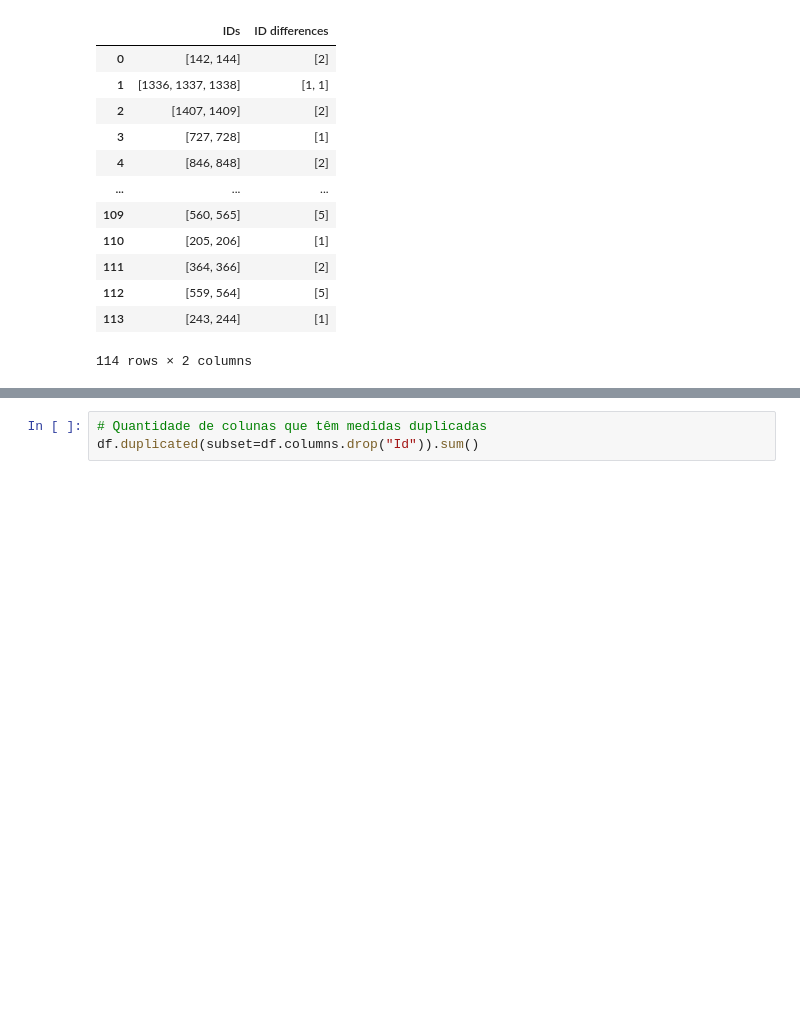
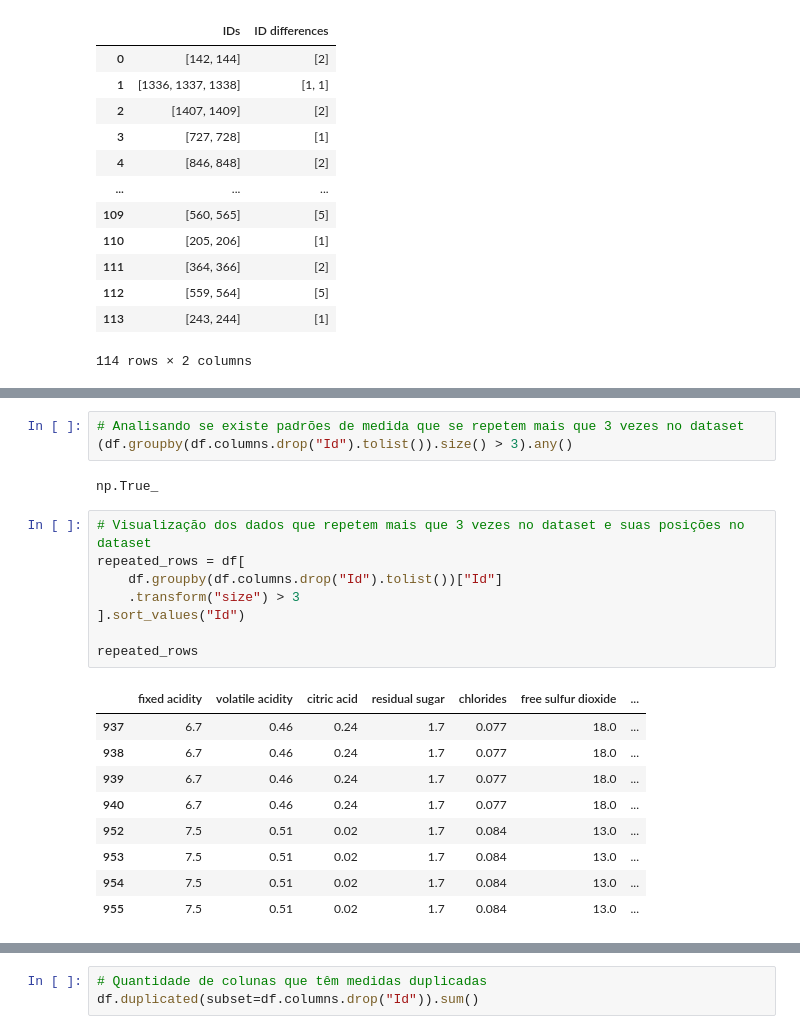
Before and after one commit to aneliabe/wine-quality-classification, a Jupyter notebook: notebooks/wine_quality_analysis.ipynb, the cells around one changed output, grey strips where cells are left out. Drawn from its saved outputs; the diff is of its cells as text; blank space fills up the shorter version.

```diff
--- a/notebooks/wine_quality_analysis.ipynb
+++ b/notebooks/wine_quality_analysis.ipynb
@@ -158,0 +174,23 @@ Número de repetições que tem ID consecutivos: 45
+# %%
+# Analisando se existe padrões de medida que se repetem mais que 3 vezes no dataset
+(df.groupby(df.columns.drop("Id").tolist()).size() > 3).any()
+# %% [output]
+np.True_
+# %%
+# Visualização dos dados que repetem mais que 3 vezes no dataset e suas posições no dataset
+repeated_rows = df[
+    df.groupby(df.columns.drop("Id").tolist())["Id"]
+    .transform("size") > 3
+].sort_values("Id")
+
+repeated_rows
+# %% [output]
+|  | fixed acidity | volatile acidity | citric acid | residual sugar | chlorides | free sulfur dioxide | ... |
+| 937 | 6.7 | 0.46 | 0.24 | 1.7 | 0.077 | 18.0 | ... |
+| 938 | 6.7 | 0.46 | 0.24 | 1.7 | 0.077 | 18.0 | ... |
+| 939 | 6.7 | 0.46 | 0.24 | 1.7 | 0.077 | 18.0 | ... |
+| 940 | 6.7 | 0.46 | 0.24 | 1.7 | 0.077 | 18.0 | ... |
+| 952 | 7.5 | 0.51 | 0.02 | 1.7 | 0.084 | 13.0 | ... |
+| 953 | 7.5 | 0.51 | 0.02 | 1.7 | 0.084 | 13.0 | ... |
+| 954 | 7.5 | 0.51 | 0.02 | 1.7 | 0.084 | 13.0 | ... |
+| 955 | 7.5 | 0.51 | 0.02 | 1.7 | 0.084 | 13.0 | ... |
```
Also changed, not shown: parts of 4 cells of this notebook.
